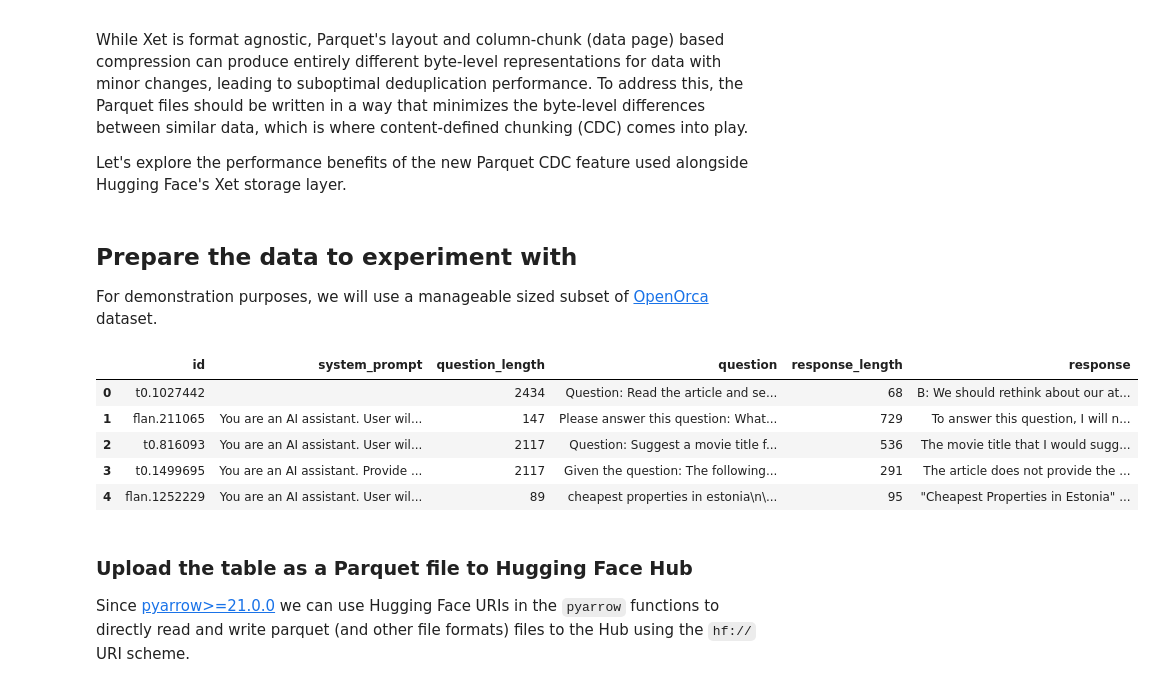
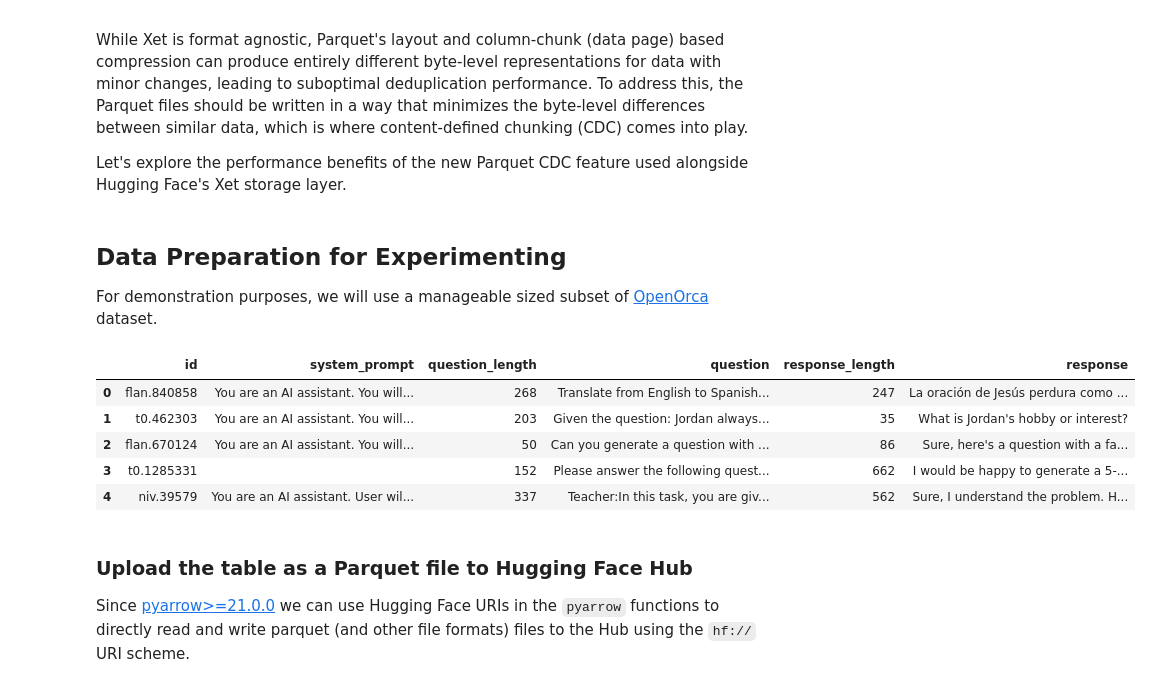
Before and after one commit to huggingface/dataset-dedupe-estimator, a Jupyter notebook: notebooks/parquet-cdc.ipynb, the cells around one changed output. Cells and saved outputs as stored; diff of their text form; code cells hidden in the pictures.

```diff
--- a/notebooks/parquet-cdc.ipynb
+++ b/notebooks/parquet-cdc.ipynb
@@ -10,7 +10,7 @@ While Xet is format agnostic, Parquet's layout and column-chunk (data page) base
 
 Let's explore the performance benefits of the new Parquet CDC feature used alongside Hugging Face's Xet storage layer.
 # %% [markdown]
-## Prepare the data to experiment with
+## Data Preparation for Experimenting
 
 For demonstration purposes, we will use a manageable sized subset of [OpenOrca](https://huggingface.co/datasets/Open-Orca/OpenOrca) dataset.
 # %%
@@ -19,6 +19,12 @@ import pyarrow as pa
 import pyarrow.compute as pc
 import pyarrow.parquet as pq
 from huggingface_hub import hf_hub_download
+
+
+def shuffle_table(table, seed=39):
+    rng = np.random.default_rng(seed)
+    indices = rng.permutation(len(table))
+    return table.take(indices)
 
 
 # download the dataset from Hugging Face Hub into local cache
@@ -30,42 +36,39 @@ path = hf_hub_download(
 
 # read the cached parquet file into a PyArrow table
 orca = pq.read_table(path, schema=pa.schema([
     pa.field("id", pa.string()),
     pa.field("system_prompt", pa.string()),
     pa.field("question", pa.large_string()),
     pa.field("response", pa.large_string()),
 ]))
 
 # augment the table some additional columns
 orca = orca.add_column(
     orca.schema.get_field_index("question"),
     "question_length",
     pc.utf8_length(orca["question"])
 )
 orca = orca.add_column(
     orca.schema.get_field_index("response"),
     "response_length",
     pc.utf8_length(orca["response"])
 )
 
 # shuffle the table to make it unique to the Xet storage
-seed = 37
-rng = np.random.default_rng(seed)
-indices = rng.permutation(orca.num_rows)
-orca = orca.take(indices)
+orca = shuffle_table(orca)
 
 # limit the table to the first 100,000 rows
 table = orca[:100_000]
 
 # take a look at the first 5 rows of the table
 table[:5].to_pandas()
 # %% [output]
 |  | id | system_prompt | question_length | question | response_length | response |
-| 0 | t0.1027442 |  | 2434 | Question: Read the article and se... | 68 | B: We should rethink about our at... |
-| 1 | flan.211065 | You are an AI assistant. User wil... | 147 | Please answer this question: What... | 729 | To answer this question, I will n... |
-| 2 | t0.816093 | You are an AI assistant. User wil... | 2117 | Question: Suggest a movie title f... | 536 | The movie title that I would sugg... |
-| 3 | t0.1499695 | You are an AI assistant. Provide ... | 2117 | Given the question: The following... | 291 | The article does not provide the ... |
-| 4 | flan.1252229 | You are an AI assistant. User wil... | 89 | cheapest properties in estonia\n\... | 95 | "Cheapest Properties in Estonia" ... |
+| 0 | flan.840858 | You are an AI assistant. You will... | 268 | Translate from English to Spanish... | 247 | La oración de Jesús perdura como ... |
+| 1 | t0.462303 | You are an AI assistant. You will... | 203 | Given the question: Jordan always... | 35 | What is Jordan's hobby or interest? |
+| 2 | flan.670124 | You are an AI assistant. You will... | 50 | Can you generate a question with ... | 86 | Sure, here's a question with a fa... |
+| 3 | t0.1285331 |  | 152 | Please answer the following quest... | 662 | I would be happy to generate a 5-... |
+| 4 | niv.39579 | You are an AI assistant. User wil... | 337 | Teacher:In this task, you are giv... | 562 | Sure, I understand the problem. H... |
 # %% [markdown]
 ### Upload the table as a Parquet file to Hugging Face Hub
 
```
Also changed, not shown: parts of 11 cells of this notebook.
